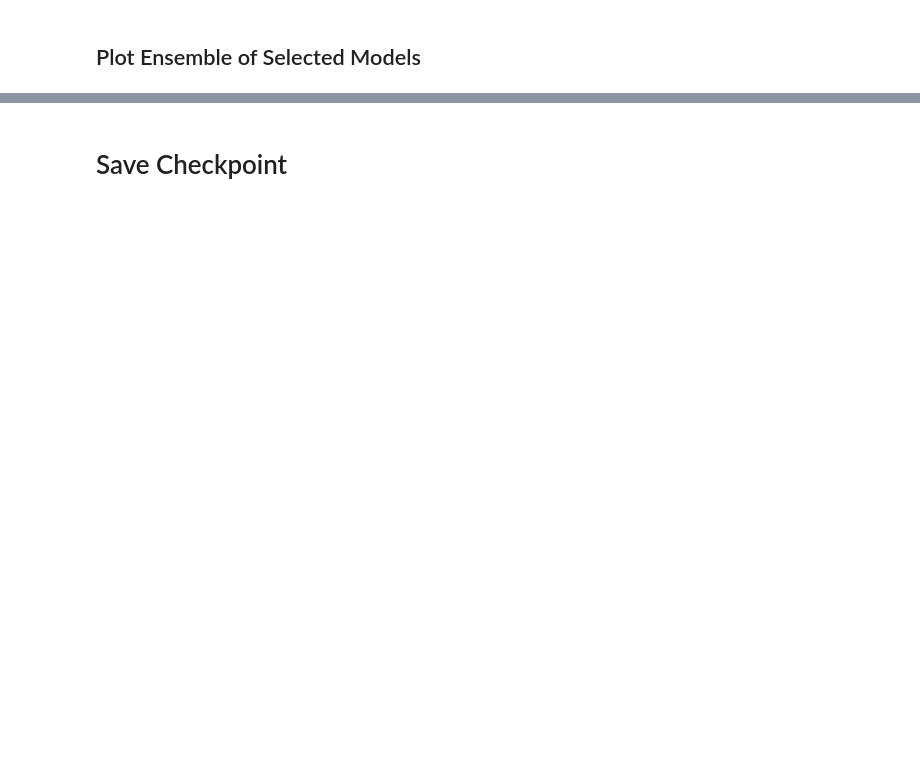
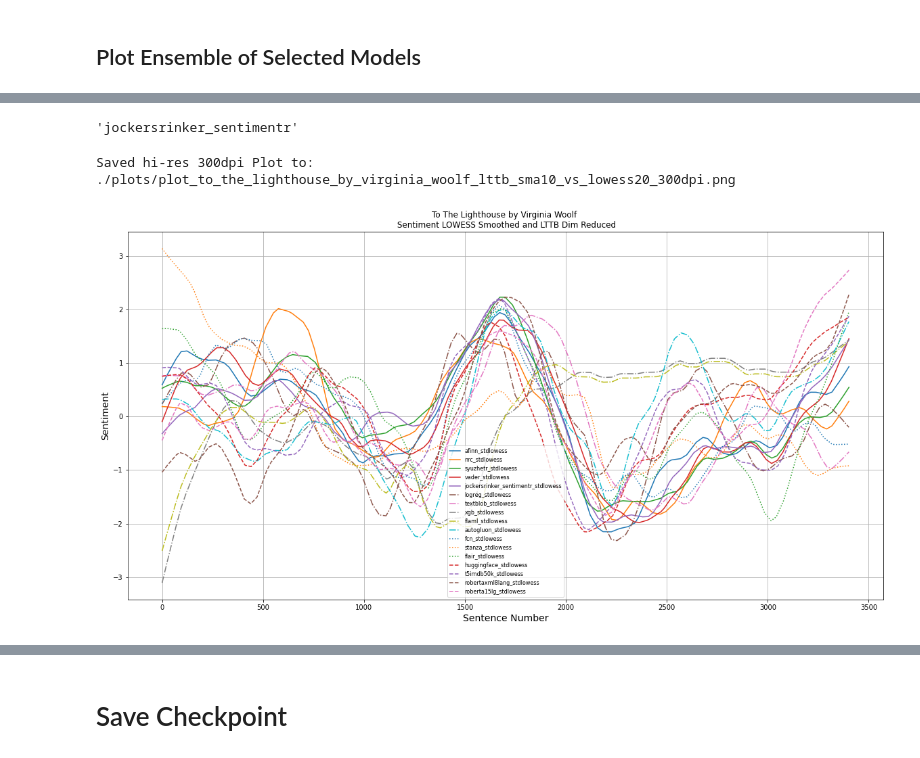
Before and after one commit to jon-chun/sentimentarcs, a Jupyter notebook: sentiment_arcs_cluster.ipynb, the cells around one changed output, grey strips where cells are left out. Drawn from its saved outputs; the diff is of its cells as text; code cells hidden in the pictures; blank space fills up the shorter version.

```diff
--- a/sentiment_arcs_cluster.ipynb
+++ b/sentiment_arcs_cluster.ipynb
@@ -1167,5 +1688,5 @@ ensemble_df.info(verbose=True)
 # %%
-ensemble_df.drop(columns=[x for x in ensemble_df.columns if x.endswith('lowess')], inplace=True)
+subensemble_df.drop(columns=[x for x in subensemble_df.columns if x.endswith('lowess')], inplace=True)
 # %%
 #@title Set LOWESS smoothed values of Model
 
@@ -1253,0 +2032,4 @@ plt.show();
+# %%
+lttb_ls = list(subensemble_lttb_dt.keys())
+lttb_ls = [x for x in lttb_ls]
+lttb_ls
@@ -1253,0 +2054,65 @@ plt.show();
+# %%
+'_'.join('jockersrinker_sentimentr_stdlowess'.split('_')[:-1])
+# %% [output]
+'jockersrinker_sentimentr'
+# %%
+#@markdown Select which LTTB Dim Reduced Model to Plot:
+
+LTTB_Model = "ALL_MODELS" #@param ['ALL_MODELS','afinn_stdlowess','nrc_stdlowess','syuzhetr_stdlowess','vader_stdlowess','jockersrinker_sentimentr_stdlowess','logreg_stdlowess','textblob_stdlowess','xgb_stdlowess','flaml_stdlowess','autogluon_stdlowess','fcn_stdlowess','stanza_stdlowess','flair_stdlowess','huggingface_stdlowess','t5imdb50k_stdlowess','robertaxml8lang_stdlowess','roberta15lg_stdlowess']
+
+#@markdown Plot Options:
+Save_Plot = True #@param {type:"boolean"}
+HiRes_300dpi = True #@param {type:"boolean"}
+
+plt.figure(figsize=(20,10))
+
+if LTTB_Model == 'ALL_MODELS':
+  for bmodel in lttb_ls:
+    acol = '_'.join(bmodel.split('_')[:-1])
+    # Plot the SMA (*_sma columns) SentimentArcs for Ensemble Models
+    # for acol in models_subensemble_ls:
+    if acol in models_lexicon_ls:
+      alinestyle = 'solid'
+    elif acol in models_heuristic_ls:
+      alinestyle = 'solid'
+    elif acol in models_tradml_ls:
+      alinestyle = 'dashdot'
+    elif acol in models_dnn_ls:
+      alinestyle = 'dotted'
+    elif acol in models_transformer_ls:
+      alinestyle='dashed'
+
+    # subensemble_df[bmodel].plot(linewidth=10, alpha=0.2)
+    sns.lineplot(x=subensemble_lttb_dt[bmodel]['sent_no'].values, y=subensemble_lttb_dt[bmodel]['sentiment'].values, linestyle=alinestyle, label=f'{bmodel}')
+else:
+  subensemble_df[LTTB_Model].plot(linewidth=10, alpha=0.2)
+  sns.lineplot(x=subensemble_lttb_dt[LTTB_Model]['sent_no'].values, y=subensemble_lttb_dt[LTTB_Model]['sentiment'].values, label=f'LTTB {LTTB_Points} Points')
+
+plt.title(f'{Novel_Title} \n Sentiment LOWESS Smoothed and LTTB Dim Reduced')
+plt.xlabel('Sentence Number', fontsize=14)
+plt.ylabel('Sentiment', fontsize=14)
+plt.grid(True)
+plt.legend(loc='best', fontsize=8)
+
+if Save_Plot:
+  # get_fullpath(ftype='data_clean', first_note='vader', last_note='anote bnote', plot_ext='png', no_date=True)
+  if HiRes_300dpi:
+    # fig.set_size_inches(30.,18.)
+    # figsize_tup = (40,20)
+    # figsize_str = f'figsize_{figsize_tup[0]}_{figsize_tup[1]}'
+    # plt.figure(figsize=figsize_tup)
+    plot_fullpath = get_fullpath(ftype='plot', first_note=f'lttb_sma{Window_Percent}_vs_lowess{LOWESS_Fraction}_300dpi', no_date=True) # last_note=figsize_str, no_date=True)
+    plt.savefig(plot_fullpath, dpi=300)
+    print(f'Saved hi-res 300dpi Plot to: {plot_fullpath}')
+  else:
+    # figsize_tup = (20,10)
+    # figsize_str = f'figsize_{figsize_tup[0]}_{figsize_tup[1]}'
+    # plt.figure(figsize=figsize_tup)
+    plot_fullpath = get_fullpath(ftype='plot', first_note=f'lttb_sma{Window_Percent}_vs_lowess{LOWESS_Fraction}_100dpi', no_date=True) # last_note=figsize_str, no_date=True)
+    plt.savefig(plot_fullpath, dpi=100)
+    print(f'Saved low-res 100dpi Plot to: {plot_fullpath}')
+
+plt.show();
+# %% [output]
+Saved hi-res 300dpi Plot to: ./plots/plot_to_the_lighthouse_by_virginia_woolf_lttb_sma10_vs_lowess20_300dpi.png
+[figure, added]
```
Also changed, not shown: parts of 87 cells of this notebook.
